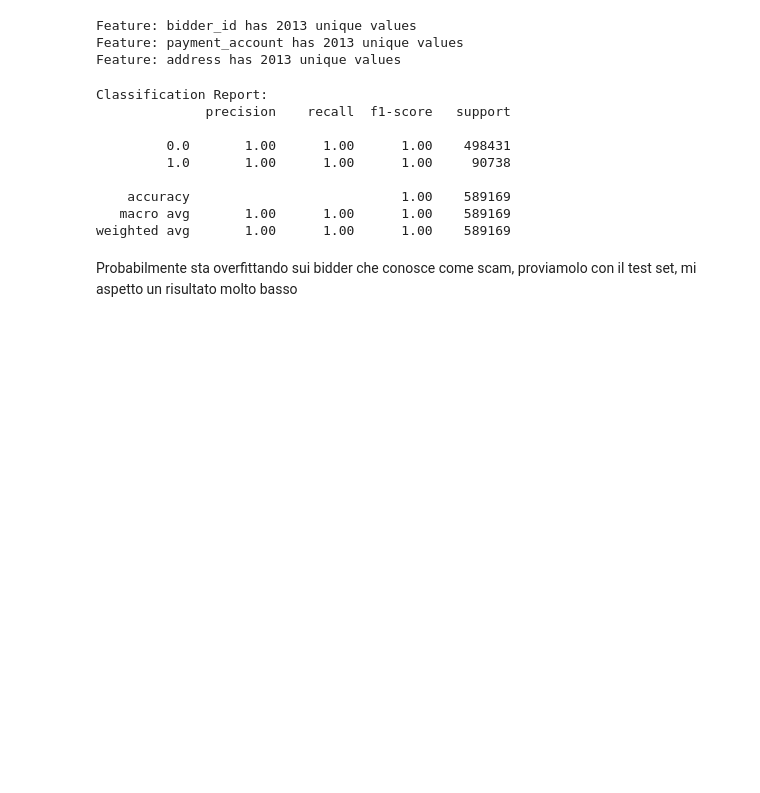
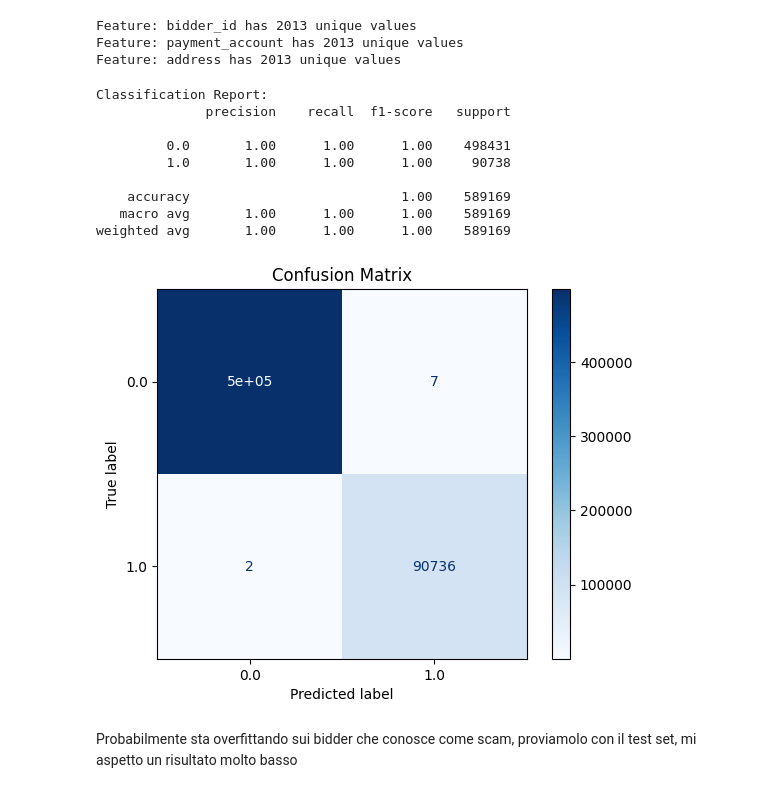
Before and after one commit to trueilorp/Bidder-classification, a Jupyter notebook: RF/note1.ipynb, the cells around one changed output. Saved outputs shown, nothing was run; the diff lists cells and outputs as text; code cells hidden in the pictures; blank space fills up the shorter version.

```diff
--- a/RF/note1.ipynb
+++ b/RF/note1.ipynb
@@ -7,7 +10,7 @@ from sklearn.metrics import classification_report
 # %%
 # import dataset bid and bidder
-bids = pd.read_csv('Data/facebook/bids.csv')
-bidder = pd.read_csv('Data/facebook/train.csv')
+bids = pd.read_csv('../Data/facebook/bids.csv')
+bidder = pd.read_csv('../Data/facebook/train.csv')
 # %%
 for feature in bids.columns:
     if bids[feature].dtype == 'object':
@@ -43,7 +43,7 @@ def encoder(df, exclude=None):
     return df_encoded
 # %%
 bids_encoded = encoder(bids.drop(['ip', 'url'], axis = 1), ['bidder_id'])
-bids_encoded['country'].fillna(df['country'].mode()[0], inplace=True)
+bids_encoded['country'].fillna(bids_encoded['country'].mode()[0], inplace=True)
 # %%
 bidder_encoded = encoder(bidder, ['bidder_id'])
 # %%
@@ -69,27 +69,36 @@ df_test['bidder_id'] = le.transform(df_test['bidder_id'])
 # %%
 X = df_train.drop(['outcome'], axis=1)
 y = df_train['outcome']
 
 X_train, X_test, y_train, y_test = train_test_split(X, y, test_size=0.25, random_state=42, stratify=y)
 
 rf = DecisionTreeClassifier()
 
 rf.fit(X_train, y_train)
 
 y_pred = rf.predict(X_test)
 
 print("Classification Report:")
 print(classification_report(y_test, y_pred))
+
+cm = confusion_matrix(y_test, y_pred)
+
+disp = ConfusionMatrixDisplay(confusion_matrix=cm, display_labels=np.unique(y_pred))
+disp.plot(cmap=plt.cm.Blues)
+
+plt.title('Confusion Matrix')
+plt.show()
 # %% [output]
 Classification Report:
               precision    recall  f1-score   support
 
          0.0       1.00      1.00      1.00    498431
          1.0       1.00      1.00      1.00     90738
 
     accuracy                           1.00    589169
    macro avg       1.00      1.00      1.00    589169
 weighted avg       1.00      1.00      1.00    589169
+[figure, added]
 # %% [markdown]
 Probabilmente sta overfittando sui bidder che conosce come scam, proviamolo con il test set, mi aspetto un risultato molto basso
 # %%
```
Also changed, not shown: parts of 3 cells of this notebook.
